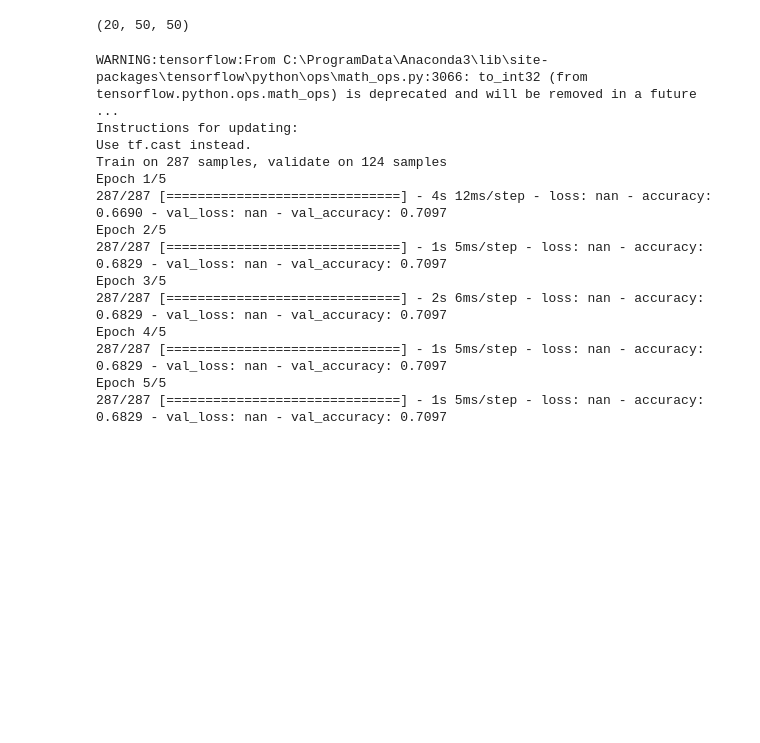
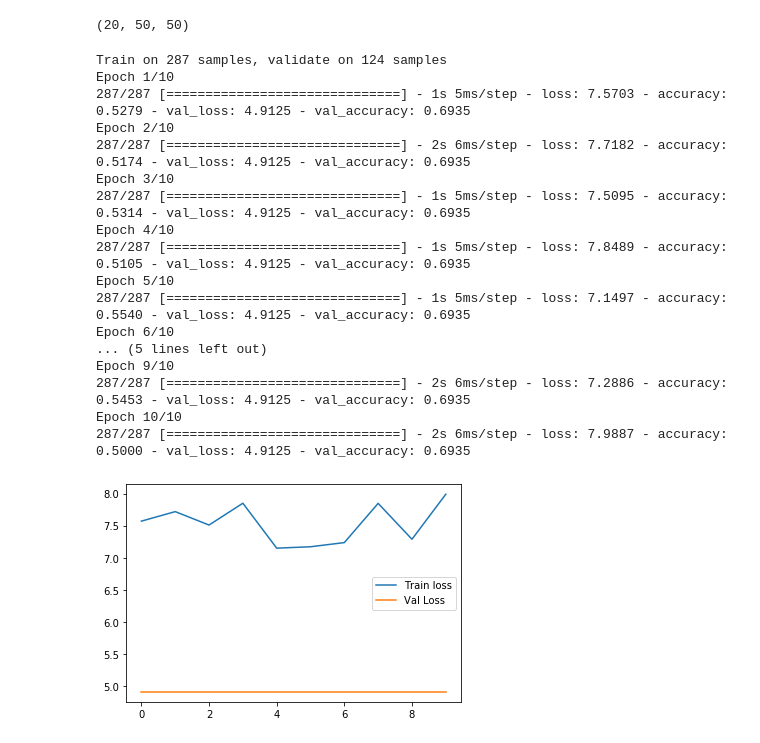
Before and after one commit to dantawesi/Lung-cancer-stage-classification, a Jupyter notebook: Lung cancer stage classification keras.ipynb, the cells around one changed output. Saved outputs shown, nothing was run; the diff lists cells and outputs as text; code cells hidden in the pictures; blank space fills up the shorter version.

```diff
--- a/Lung cancer stage classification keras.ipynb
+++ b/Lung cancer stage classification keras.ipynb
@@ -154,7 +224,7 @@ arrays_stack
 # %% [output]
 (411, 20, 50, 50)
 # %%
-X_train, X_test, y_train, y_test = train_test_split(arrays2, labels2, test_size=0.30, random_state=42)
+X_train, X_test, y_train, y_test = train_test_split(arrays2, labels2, test_size=0.30, random_state=42, stratify = labels2)
 # %%
 from keras.models import Sequential
 from keras.layers import Dense, Dropout, Activation, Flatten
@@ -187,20 +257,20 @@ cnn_model.add(Flatten())
 # Add a densely-connected layer with 64 neurons.
 cnn_model.add(Dense(64, activation='relu'))
 
-# Let's try to avoid overfitting!
+# Prevent overfitting
 cnn_model.add(Dropout(0.5))
 
 # Add a densely-connected layer with 32 neurons.
 cnn_model.add(Dense(32, activation='relu'))
 
-# Let's try to avoid overfitting!
+# Prevent overfitting
 cnn_model.add(Dropout(0.5))
 
 # Add a final layer with 2 neurons.
 cnn_model.add(Dense(2, activation='sigmoid'))
 
 # Compile model
-cnn_model.compile(loss='categorical_crossentropy',
+cnn_model.compile(loss='binary_crossentropy',
                     optimizer='adam',
                     metrics=['accuracy'])
 # %%
@@ -239,20 +309,29 @@ history = cnn_model.fit(np.stack(X_train),
                           np.stack(y_train),
                           batch_size=32,
                           validation_data=(np.stack(X_test), np.stack(y_test)),
-                          epochs=5,
+                          epochs=10,
                           verbose=1)
 # %% [output]
-WARNING:tensorflow:From C:\ProgramData\Anaconda3\lib\site-packages\tensorflow\python\ops\math_ops.py:3066: to_int32 (from tensorflow.python.ops.math_ops) is deprecated and will be removed in a future  ...
-Instructions for updating:
-Use tf.cast instead.
 Train on 287 samples, validate on 124 samples
-Epoch 1/5
-287/287 [==============================] - 4s 12ms/step - loss: nan - accuracy: 0.6690 - val_loss: nan - val_accuracy: 0.7097
-Epoch 2/5
-287/287 [==============================] - 1s 5ms/step - loss: nan - accuracy: 0.6829 - val_loss: nan - val_accuracy: 0.7097
-Epoch 3/5
-287/287 [==============================] - 2s 6ms/step - loss: nan - accuracy: 0.6829 - val_loss: nan - val_accuracy: 0.7097
-Epoch 4/5
-287/287 [==============================] - 1s 5ms/step - loss: nan - accuracy: 0.6829 - val_loss: nan - val_accuracy: 0.7097
-Epoch 5/5
-287/287 [==============================] - 1s 5ms/step - loss: nan - accuracy: 0.6829 - val_loss: nan - val_accuracy: 0.7097
+Epoch 1/10
+287/287 [==============================] - 1s 5ms/step - loss: 7.5703 - accuracy: 0.5279 - val_loss: 4.9125 - val_accuracy: 0.6935
+Epoch 2/10
+287/287 [==============================] - 2s 6ms/step - loss: 7.7182 - accuracy: 0.5174 - val_loss: 4.9125 - val_accuracy: 0.6935
+Epoch 3/10
+287/287 [==============================] - 1s 5ms/step - loss: 7.5095 - accuracy: 0.5314 - val_loss: 4.9125 - val_accuracy: 0.6935
+Epoch 4/10
+287/287 [==============================] - 1s 5ms/step - loss: 7.8489 - accuracy: 0.5105 - val_loss: 4.9125 - val_accuracy: 0.6935
+Epoch 5/10
+287/287 [==============================] - 1s 5ms/step - loss: 7.1497 - accuracy: 0.5540 - val_loss: 4.9125 - val_accuracy: 0.6935
+Epoch 6/10
+... (5 lines left out)
+Epoch 9/10
+287/287 [==============================] - 2s 6ms/step - loss: 7.2886 - accuracy: 0.5453 - val_loss: 4.9125 - val_accuracy: 0.6935
+Epoch 10/10
+287/287 [==============================] - 2s 6ms/step - loss: 7.9887 - accuracy: 0.5000 - val_loss: 4.9125 - val_accuracy: 0.6935
+# %%
+plt.plot(history.history['loss'], label='Train loss')
+plt.plot(history.history['val_loss'], label='Val Loss')
+plt.legend();
+# %% [output]
+[figure, added]
```
Also changed, not shown: parts of 12 cells of this notebook, 1 other file.
